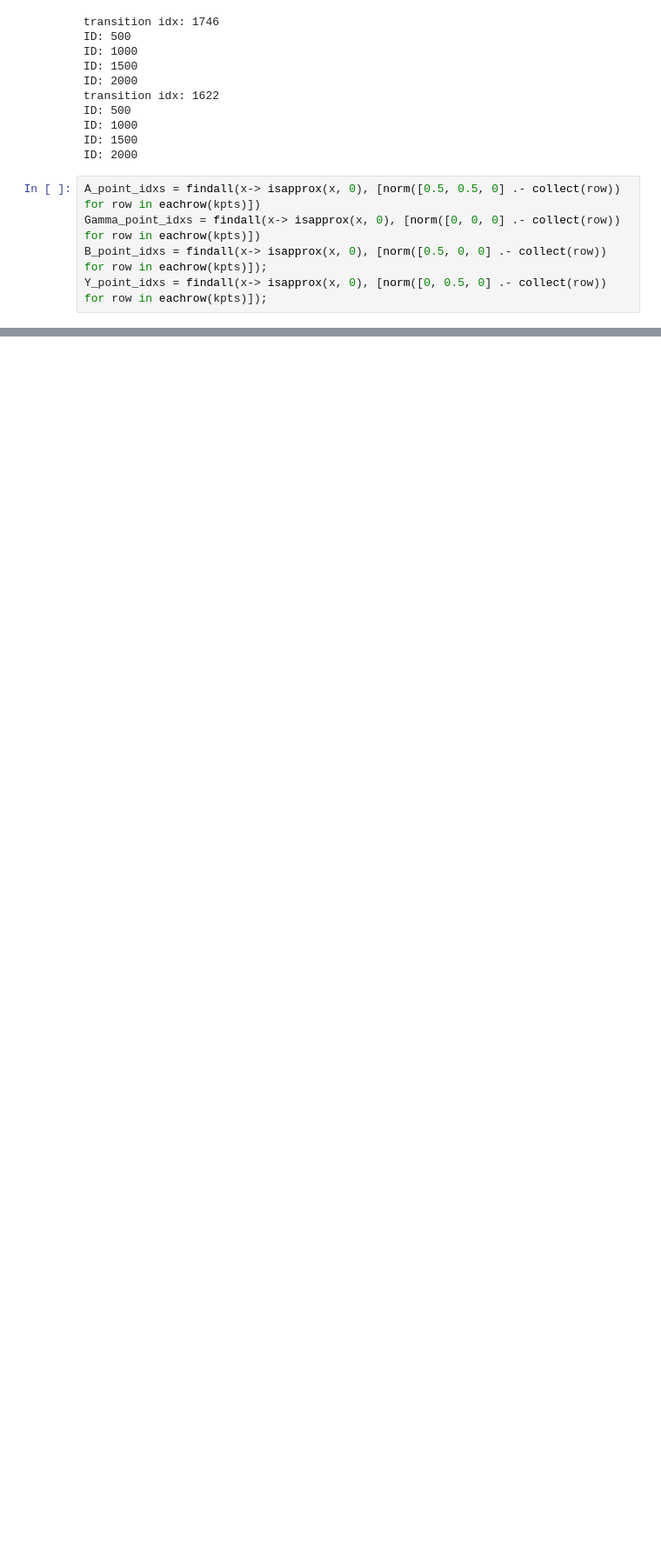
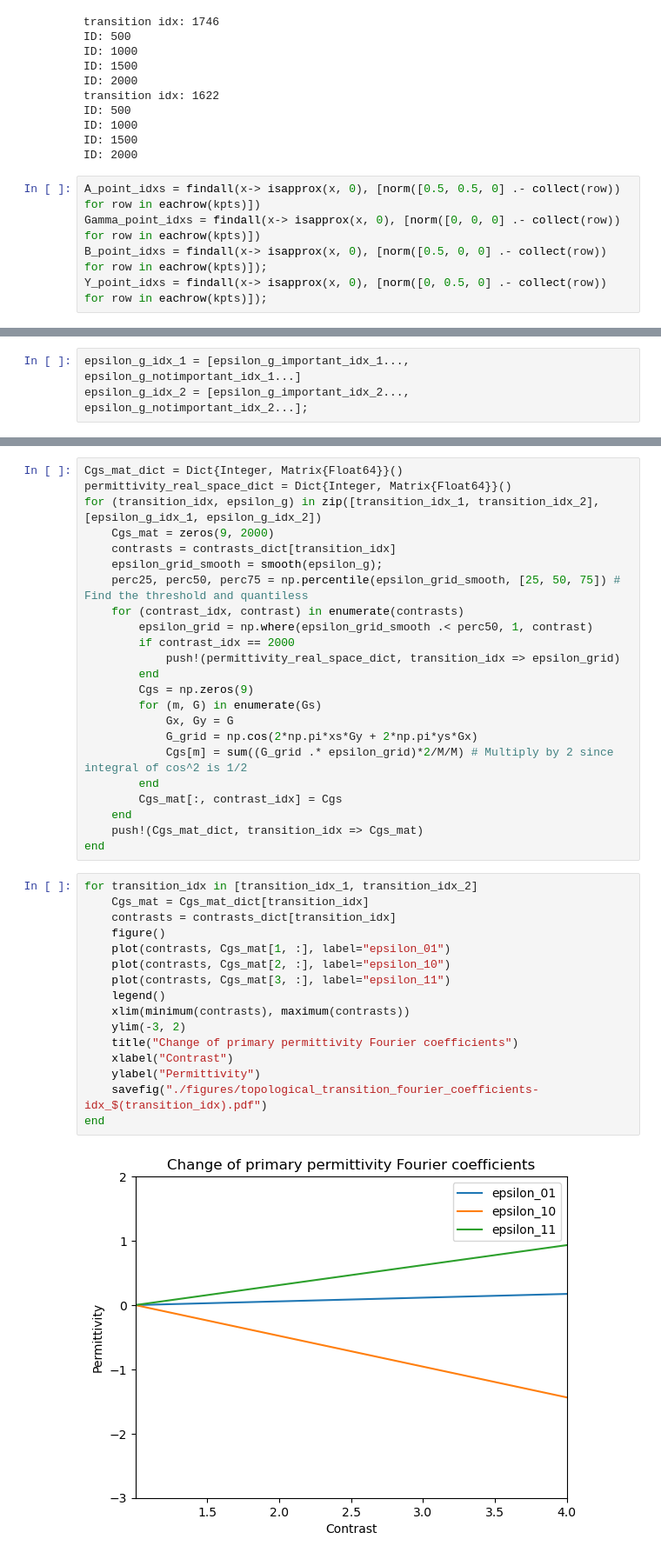
Before and after one commit to AliGhorashiCMT/Sparse-networks-for-topological-photonics, a Jupyter notebook: rectangular_lattices/failure_modes.ipynb, the cells around one changed output, grey strips where cells are left out. Shown at 87% size. Drawn from its saved outputs; the diff is of its cells as text; blank space fills up the shorter version.

```diff
--- a/rectangular_lattices/failure_modes.ipynb
+++ b/rectangular_lattices/failure_modes.ipynb
@@ -241,0 +262,3 @@ savefig("./figures/topological_transition_fig2-idx_$(transition_idx).pdf")
+# %%
+epsilon_g_idx_1 = [epsilon_g_important_idx_1..., epsilon_g_notimportant_idx_1...]
+epsilon_g_idx_2 = [epsilon_g_important_idx_2..., epsilon_g_notimportant_idx_2...];
@@ -241,0 +290,41 @@ savefig("./figures/topological_transition_fig2-idx_$(transition_idx).pdf")
+# %%
+Cgs_mat_dict = Dict{Integer, Matrix{Float64}}()
+permittivity_real_space_dict = Dict{Integer, Matrix{Float64}}()
+for (transition_idx, epsilon_g) in zip([transition_idx_1, transition_idx_2], [epsilon_g_idx_1, epsilon_g_idx_2])
+    Cgs_mat = zeros(9, 2000)
+    contrasts = contrasts_dict[transition_idx]
+    epsilon_grid_smooth = smooth(epsilon_g);
+    perc25, perc50, perc75 = np.percentile(epsilon_grid_smooth, [25, 50, 75]) # Find the threshold and quantiless
+    for (contrast_idx, contrast) in enumerate(contrasts)
+        epsilon_grid = np.where(epsilon_grid_smooth .< perc50, 1, contrast)
+        if contrast_idx == 2000
+            push!(permittivity_real_space_dict, transition_idx => epsilon_grid)
+        end
+        Cgs = np.zeros(9)
+        for (m, G) in enumerate(Gs)
+            Gx, Gy = G
+            G_grid = np.cos(2*np.pi*xs*Gy + 2*np.pi*ys*Gx)
+            Cgs[m] = sum((G_grid .* epsilon_grid)*2/M/M) # Multiply by 2 since integral of cos^2 is 1/2
+        end
+        Cgs_mat[:, contrast_idx] = Cgs
+    end
+    push!(Cgs_mat_dict, transition_idx => Cgs_mat)
+end
+# %%
+for transition_idx in [transition_idx_1, transition_idx_2]
+    Cgs_mat = Cgs_mat_dict[transition_idx]
+    contrasts = contrasts_dict[transition_idx]
+    figure()
+    plot(contrasts, Cgs_mat[1, :], label="epsilon_01")
+    plot(contrasts, Cgs_mat[2, :], label="epsilon_10")
+    plot(contrasts, Cgs_mat[3, :], label="epsilon_11")
+    legend()
+    xlim(minimum(contrasts), maximum(contrasts))
+    ylim(-3, 2)
+    title("Change of primary permittivity Fourier coefficients")
+    xlabel("Contrast")
+    ylabel("Permittivity")
+    savefig("./figures/topological_transition_fourier_coefficients-idx_$(transition_idx).pdf")
+end
+# %% [output]
+[figure, added]
```
Also changed, not shown: parts of 13 cells of this notebook.
